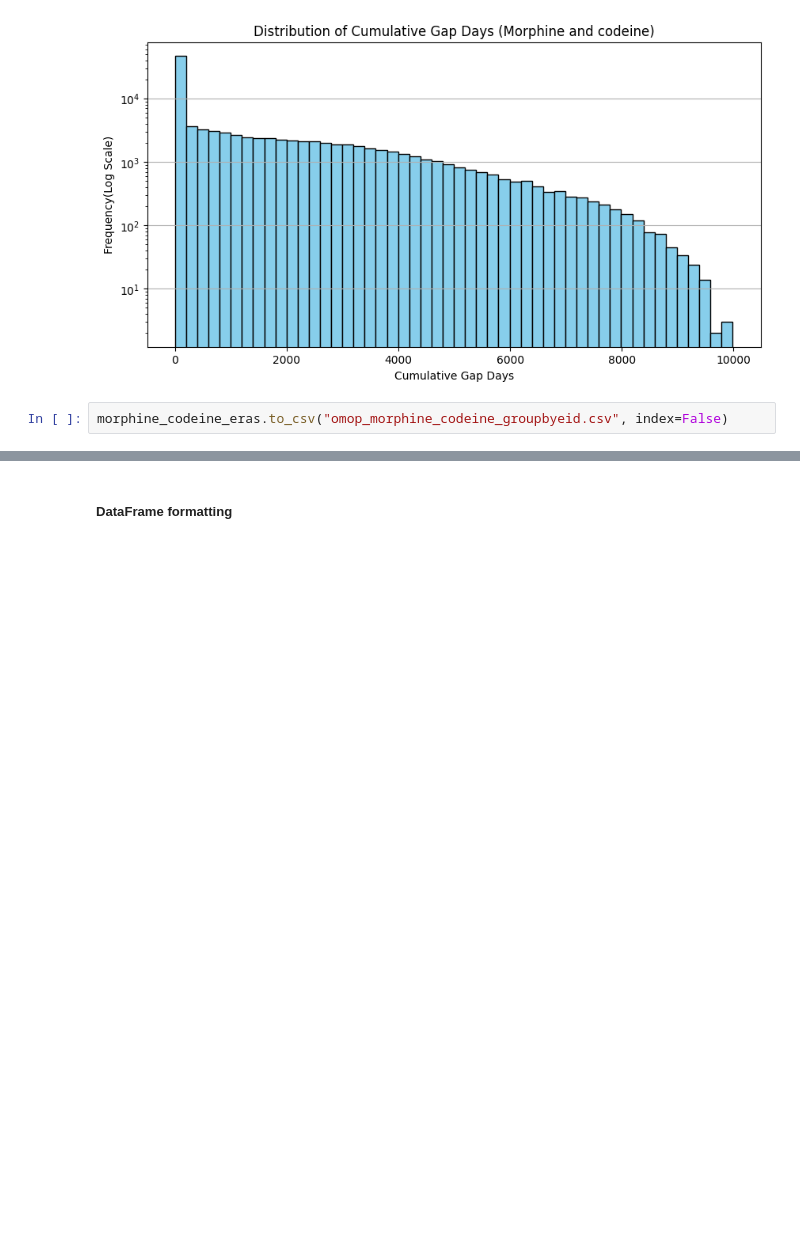
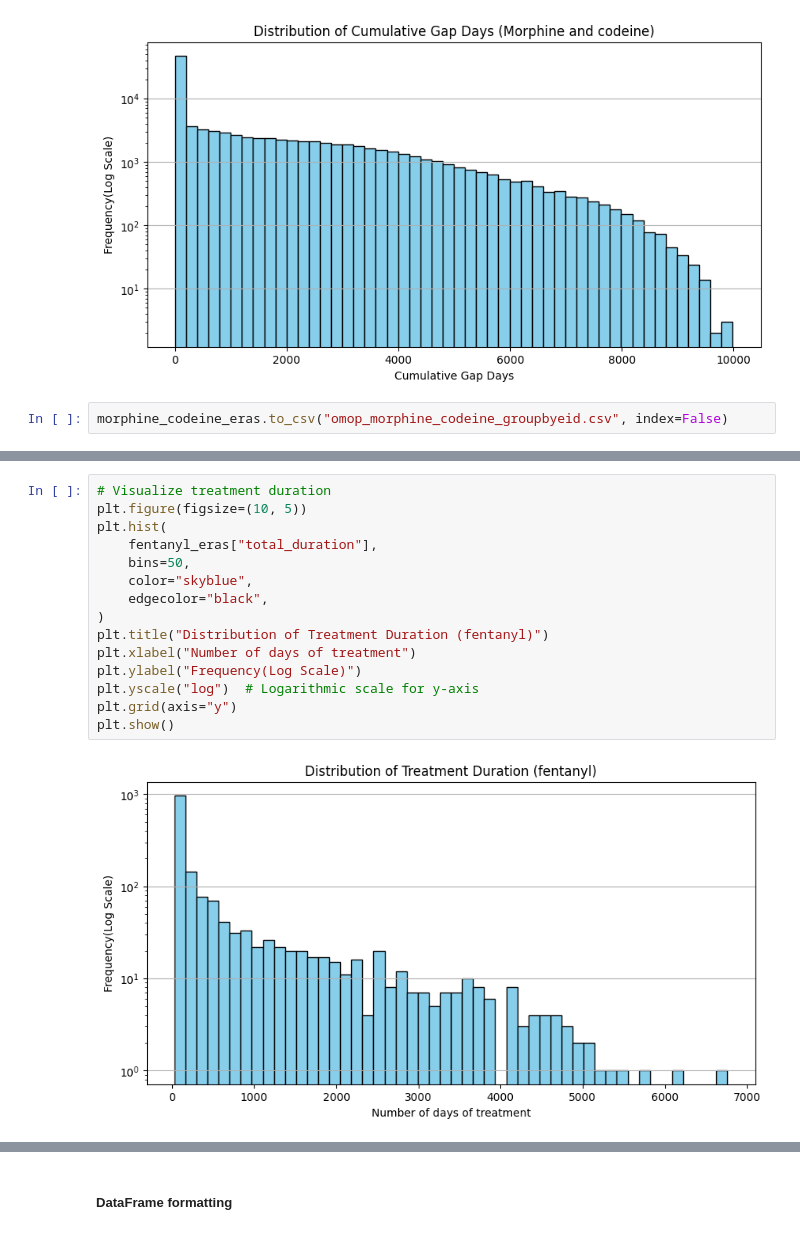
Before and after one commit to HauserGroup/Project_XS_PerMed, a Jupyter notebook: notebooks/wgs_lucia/QT/phenotypes_QT.ipynb, the cells around one changed output, grey strips where cells are left out. Drawn from its saved outputs; the diff is of its cells as text; blank space fills up the shorter version.

```diff
--- a/notebooks/wgs_lucia/QT/phenotypes_QT.ipynb
+++ b/notebooks/wgs_lucia/QT/phenotypes_QT.ipynb
@@ -729,0 +940,17 @@ morphine_codeine_eras.to_csv("omop_morphine_codeine_groupbyeid.csv", index=False
+# %%
+# Visualize treatment duration
+plt.figure(figsize=(10, 5))
+plt.hist(
+    fentanyl_eras["total_duration"],
+    bins=50,
+    color="skyblue",
+    edgecolor="black",
+)
+plt.title("Distribution of Treatment Duration (fentanyl)")
+plt.xlabel("Number of days of treatment")
+plt.ylabel("Frequency(Log Scale)")
+plt.yscale("log")  # Logarithmic scale for y-axis
+plt.grid(axis="y")
+plt.show()
+# %% [output]
+[figure, added]
```
Also changed, not shown: parts of 22 cells of this notebook, 47 other files.
